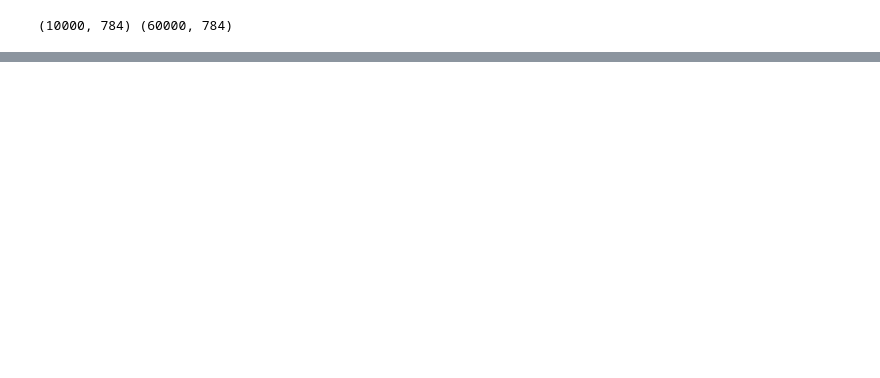
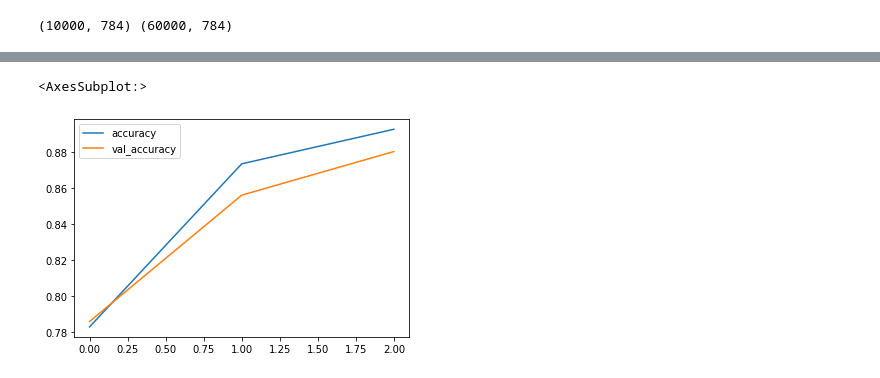
Before and after one commit to BigDataRepublic/kennissessie-intro-deep-learning, a Jupyter notebook: part_3_history_of_architecture/Exercise 1 - Fashion MNIST with ResNet.ipynb, the cells around one changed output, grey strips where cells are left out. Cells and saved outputs as stored; diff of their text form; code cells hidden in the pictures; blank space fills up the shorter version.

```diff
--- a/part_3_history_of_architecture/Exercise 1 - Fashion MNIST with ResNet.ipynb
+++ b/part_3_history_of_architecture/Exercise 1 - Fashion MNIST with ResNet.ipynb
@@ -71,0 +193,5 @@ use_max_pool = False
+# %%
+pd.DataFrame( loss_graph.history )[['accuracy', 'val_accuracy']].plot()
+# %% [output]
+<AxesSubplot:>
+[figure, added]
```
Also changed, not shown: parts of 5 cells of this notebook.
